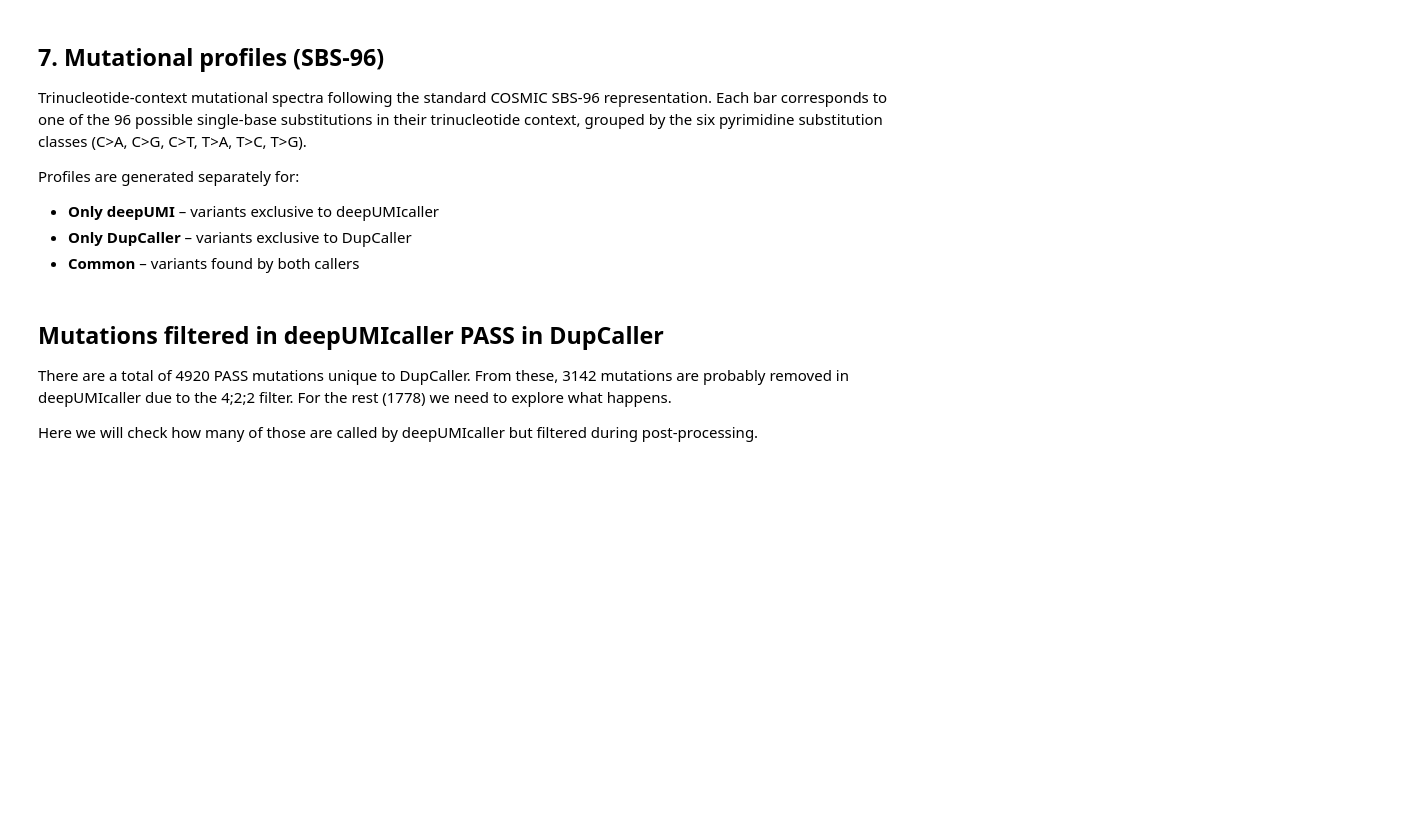
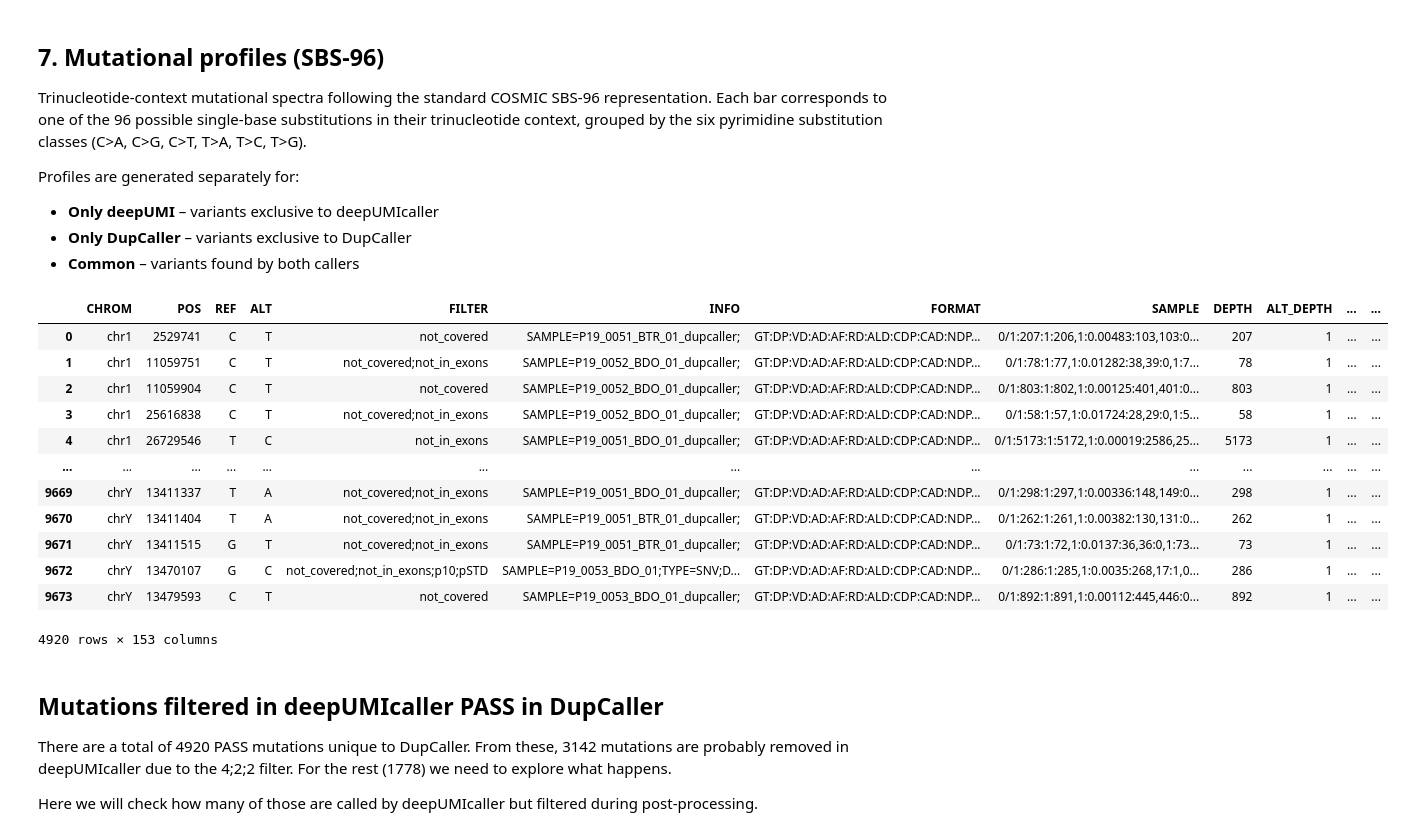
Before and after one commit to bbglab/DeepClone_protocol, a Jupyter notebook: supplementary/extended2/scripts/compare_mutations.ipynb, the cells around one changed output. Drawn from its saved outputs; the diff is of its cells as text; code cells hidden in the pictures; blank space fills up the shorter version.

Commit message:
refactor: add all somatic muts table to extended2
- Added script to generate the table using deepCSA output
- Modified compare mutations notebook to use filtered table

```diff
--- a/supplementary/extended2/scripts/compare_mutations.ipynb
+++ b/supplementary/extended2/scripts/compare_mutations.ipynb
@@ -45,7 +45,6 @@ STATUS_COLORS = {
 
 # --- Cohort-specific paths --------------------------------------------------------
 if cohort == "bladder":
-    deepcsa_path = "/data/bbg/nobackup2/scratch/mhuertas/tests_dupcaller/20260318_bladder_same/mutations"
     samples = [
         "P19_0050_BDO_01", "P19_0050_BTR_01",
         "P19_0051_BDO_01", "P19_0051_BTR_01",
@@ -53,10 +52,8 @@ if cohort == "bladder":
         "P19_0053_BDO_01", "P19_0053_BTR_01",
     ]
     dupcaller_samples = [ f"{sample}_dupcaller" for sample in samples ]
-    comparison_path = f"../data/{cohort}/comparison_deepUMI_dupCaller.mutations.tsv"
-
-# Derived paths (shared structure for both cohorts)
-all_both = f"{deepcsa_path}/germline_somatic/all_samples.filtered.tsv.gz"
+    comparison_path = f"../data/{cohort}/comparison_deepUMI_dupCaller.mutations.tsv" # Preprocessed with 00_preprocessing.py
+    mutations_path = f"../data/{cohort}/all_samples.filtered.somatic.tsv.gz" # Generated with 01_filter_mutation_table.py
 # %% [markdown]
 ## 2. Data loading
 
@@ -69,7 +66,7 @@ Read the three input tables:
 # %%
 # --- Read raw tables --------------------------------------------------------
 comparison_df = pd.read_csv(comparison_path, sep="\t", low_memory=False)
-mutations_table = pd.read_csv(all_both, sep="\t", low_memory=False)
+mutations_table = pd.read_csv(mutations_path, sep="\t", low_memory=False)
 
 # --- Restrict to specified samples --------------------------------------------------------
 mutations_table = mutations_table[(mutations_table["SAMPLE_ID"].isin(samples)) | (mutations_table["SAMPLE_ID"].isin(dupcaller_samples))]
@@ -635,4 +632,20 @@ def plot_sbs96_profile(
 #                 / sample.replace("_dupcaller", "") / f"{status_slug}.pdf"
 #             ),
 #         )
+# %%
+mutations_table[mutations_table['status'] == "Only DupCaller"]
+# %% [output]
+|  | CHROM | POS | REF | ALT | FILTER | INFO | FORMAT | SAMPLE | DEPTH | ALT_DEPTH | ... | ... |
+| 0 | chr1 | 2529741 | C | T | not_covered | SAMPLE=P19_0051_BTR_01_dupcaller; | GT:DP:VD:AD:AF:RD:ALD:CDP:CAD:NDP... | 0/1:207:1:206,1:0.00483:103,103:0... | 207 | 1 | ... | ... |
+| 1 | chr1 | 11059751 | C | T | not_covered;not_in_exons | SAMPLE=P19_0052_BDO_01_dupcaller; | GT:DP:VD:AD:AF:RD:ALD:CDP:CAD:NDP... | 0/1:78:1:77,1:0.01282:38,39:0,1:7... | 78 | 1 | ... | ... |
+| 2 | chr1 | 11059904 | C | T | not_covered | SAMPLE=P19_0052_BDO_01_dupcaller; | GT:DP:VD:AD:AF:RD:ALD:CDP:CAD:NDP... | 0/1:803:1:802,1:0.00125:401,401:0... | 803 | 1 | ... | ... |
+| 3 | chr1 | 25616838 | C | T | not_covered;not_in_exons | SAMPLE=P19_0052_BDO_01_dupcaller; | GT:DP:VD:AD:AF:RD:ALD:CDP:CAD:NDP... | 0/1:58:1:57,1:0.01724:28,29:0,1:5... | 58 | 1 | ... | ... |
+| 4 | chr1 | 26729546 | T | C | not_in_exons | SAMPLE=P19_0051_BDO_01_dupcaller; | GT:DP:VD:AD:AF:RD:ALD:CDP:CAD:NDP... | 0/1:5173:1:5172,1:0.00019:2586,25... | 5173 | 1 | ... | ... |
+| ... | ... | ... | ... | ... | ... | ... | ... | ... | ... | ... | ... | ... |
+| 9669 | chrY | 13411337 | T | A | not_covered;not_in_exons | SAMPLE=P19_0051_BDO_01_dupcaller; | GT:DP:VD:AD:AF:RD:ALD:CDP:CAD:NDP... | 0/1:298:1:297,1:0.00336:148,149:0... | 298 | 1 | ... | ... |
+| 9670 | chrY | 13411404 | T | A | not_covered;not_in_exons | SAMPLE=P19_0051_BTR_01_dupcaller; | GT:DP:VD:AD:AF:RD:ALD:CDP:CAD:NDP... | 0/1:262:1:261,1:0.00382:130,131:0... | 262 | 1 | ... | ... |
+| 9671 | chrY | 13411515 | G | T | not_covered;not_in_exons | SAMPLE=P19_0051_BTR_01_dupcaller; | GT:DP:VD:AD:AF:RD:ALD:CDP:CAD:NDP... | 0/1:73:1:72,1:0.0137:36,36:0,1:73... | 73 | 1 | ... | ... |
+| 9672 | chrY | 13470107 | G | C | not_covered;not_in_exons;p10;pSTD | SAMPLE=P19_0053_BDO_01;TYPE=SNV;D... | GT:DP:VD:AD:AF:RD:ALD:CDP:CAD:NDP... | 0/1:286:1:285,1:0.0035:268,17:1,0... | 286 | 1 | ... | ... |
+| 9673 | chrY | 13479593 | C | T | not_covered | SAMPLE=P19_0053_BDO_01_dupcaller; | GT:DP:VD:AD:AF:RD:ALD:CDP:CAD:NDP... | 0/1:892:1:891,1:0.00112:445,446:0... | 892 | 1 | ... | ... |
+4920 rows × 153 columns
 # %%
```
Also changed, not shown: parts of 2 cells of this notebook, 2 other files.
